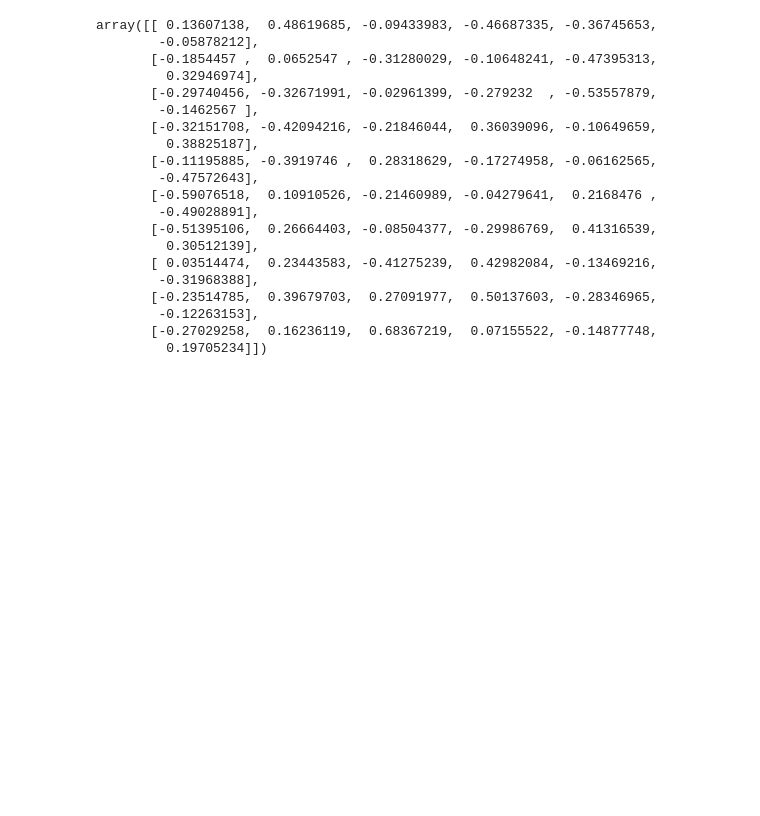
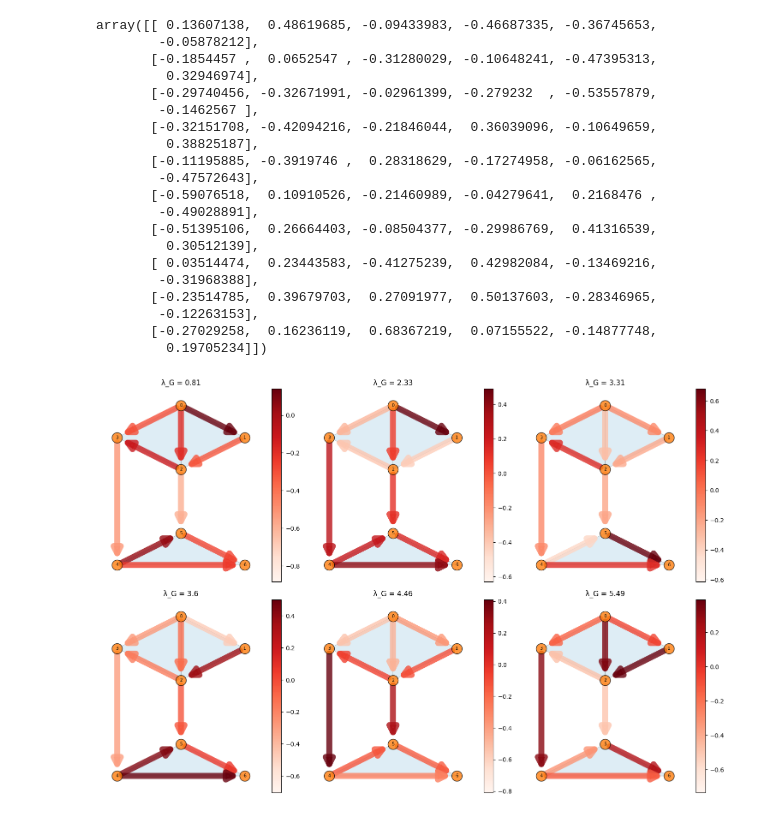
Before and after one commit to irtazahashmi/pytspl, a Jupyter notebook: notebooks/eigendecomposition.ipynb, the cells around one changed output. Cells and saved outputs as stored; diff of their text form; code cells hidden in the pictures; blank space fills up the shorter version.

```diff
--- a/notebooks/eigendecomposition.ipynb
+++ b/notebooks/eigendecomposition.ipynb
@@ -102,5 +102,10 @@ array([[ 0.13607138,  0.48619685, -0.09433983, -0.46687335, -0.36745653,
         -0.12263153],
        [-0.27029258,  0.16236119,  0.68367219,  0.07155522, -0.14877748,
          0.19705234]])
+# %%
+# plot without labels
+scplot.draw_gradient_eigenvectors(with_labels=False)
+# %% [output]
+[figure, added]
 # %%
 # plot all the gradient eigenvectors
```
Also changed, not shown: parts of 4 cells of this notebook, 8 other files.
